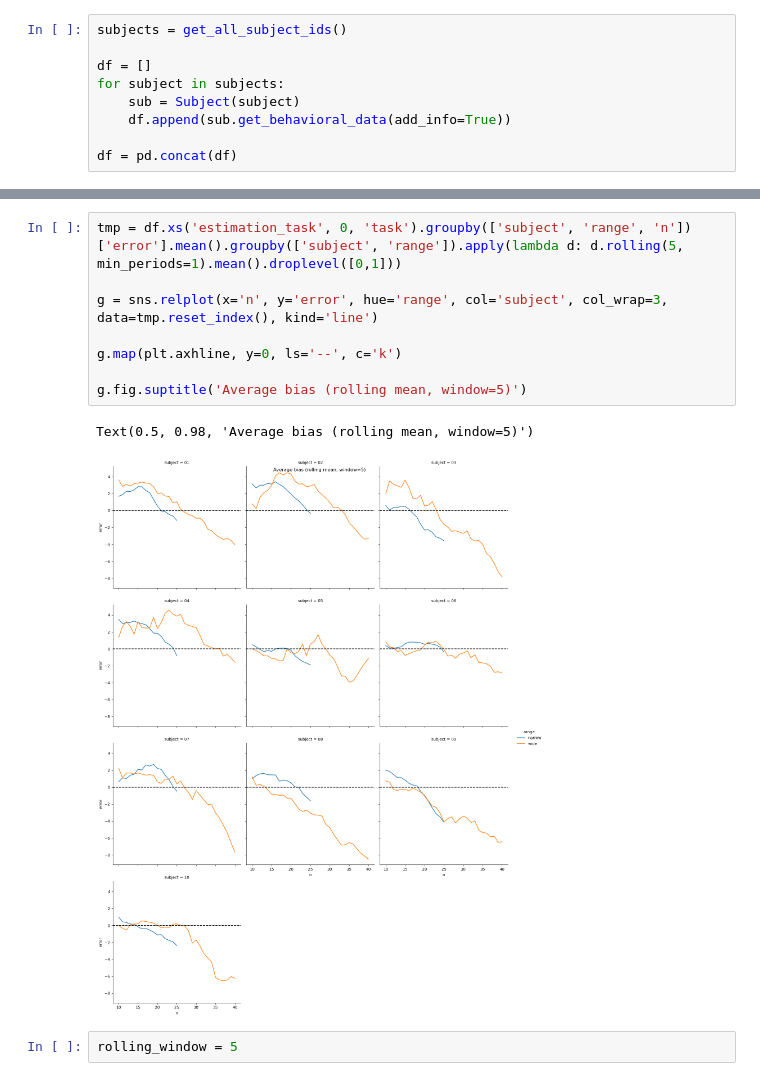
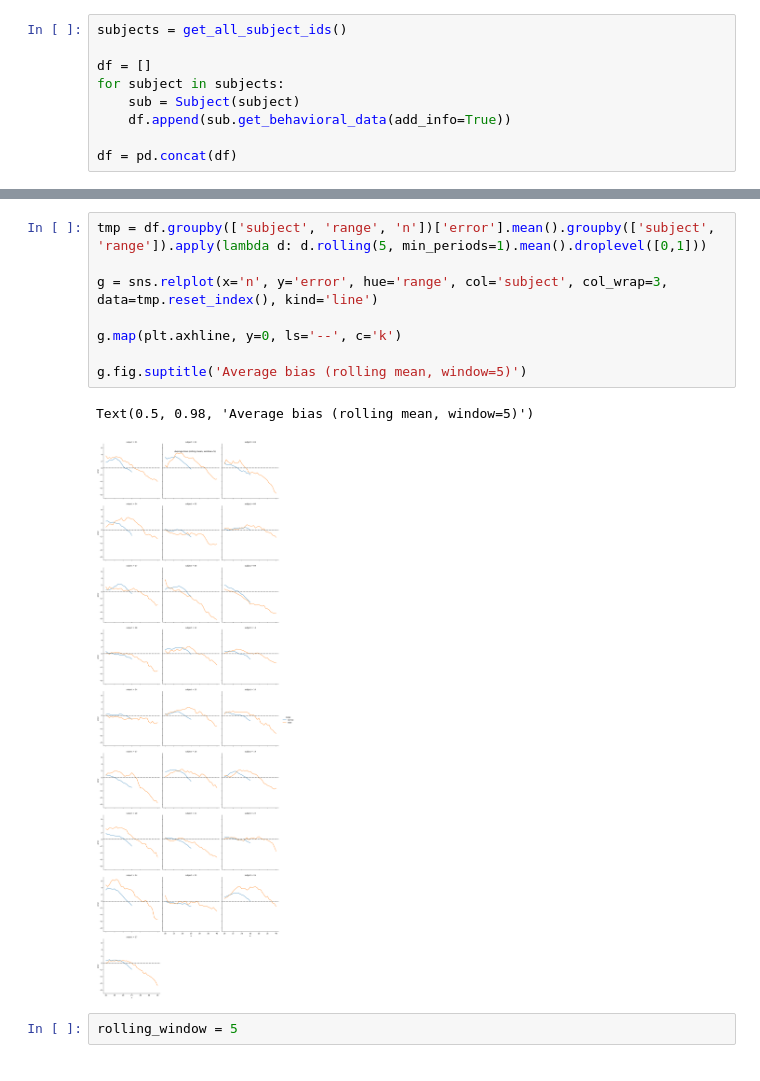
Before and after one commit to Gilles86/neural_priors, a Jupyter notebook: notebooks/analyze_data.ipynb, the cells around one changed output, grey strips where cells are left out. Cells and saved outputs as stored; diff of their text form.

```diff
--- a/notebooks/analyze_data.ipynb
+++ b/notebooks/analyze_data.ipynb
@@ -55,14 +65,14 @@ Text(0.5, 0.98, 'Average bias (rolling mean, window=5)')
 # %%
-tmp = df.xs('estimation_task', 0, 'task').groupby(['subject', 'range', 'n'])['error'].mean().groupby(['subject', 'range']).apply(lambda d: d.rolling(5, min_periods=1).mean().droplevel([0,1]))
+tmp = df.groupby(['subject', 'range', 'n'])['error'].mean().groupby(['subject', 'range']).apply(lambda d: d.rolling(5, min_periods=1).mean().droplevel([0,1]))
 
 g = sns.relplot(x='n', y='error', hue='range', col='subject', col_wrap=3, data=tmp.reset_index(), kind='line')
 
 g.map(plt.axhline, y=0, ls='--', c='k')
 
 g.fig.suptitle('Average bias (rolling mean, window=5)')
 # %% [output]
 Text(0.5, 0.98, 'Average bias (rolling mean, window=5)')
-[figure, old version]
+[figure, new version]
 # %%
 rolling_window = 5
 # %%
```
Also changed, not shown: parts of 15 cells of this notebook, 1 other file.
